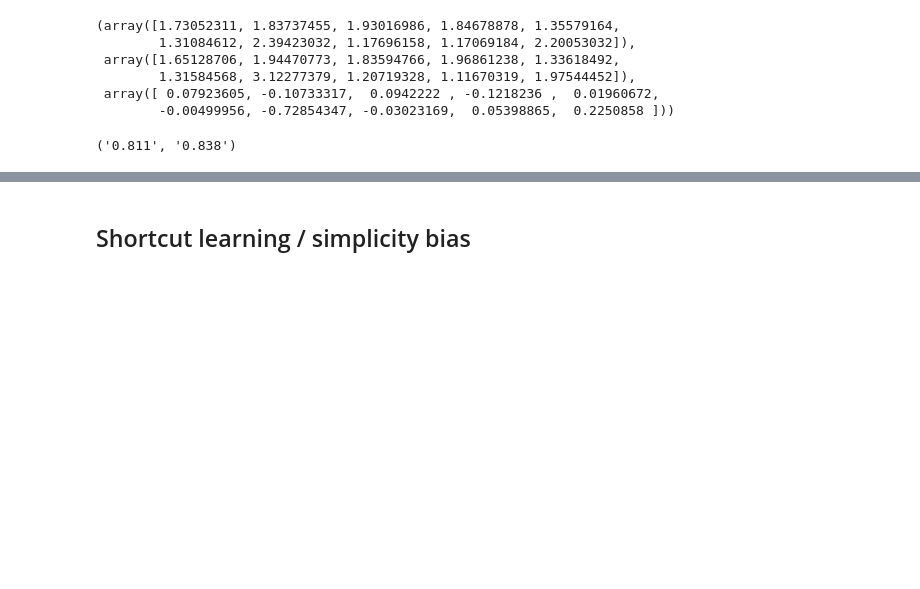
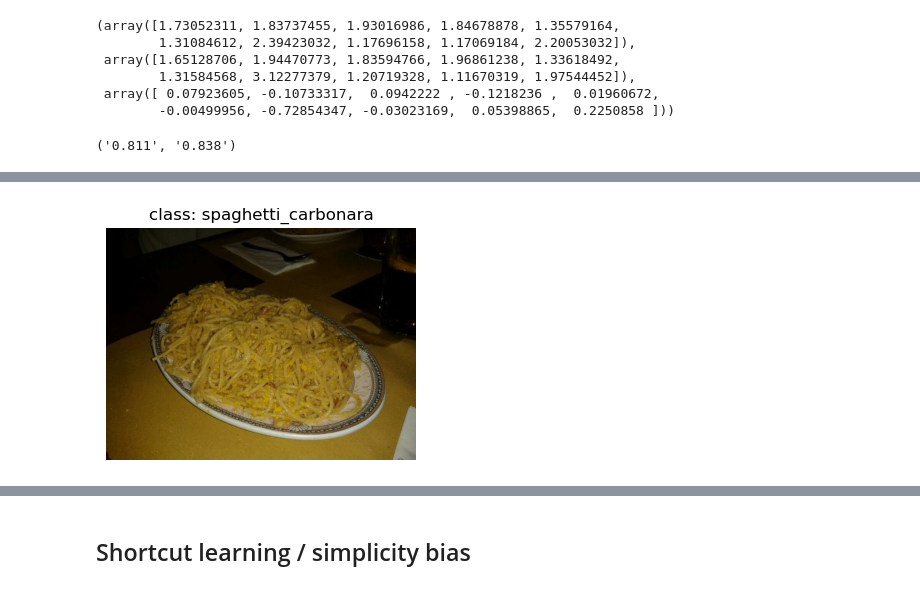
Before and after one commit to ktylus/data-attribution-using-trak, a Jupyter notebook: test.ipynb, the cells around one changed output, grey strips where cells are left out. Saved outputs shown, nothing was run; the diff lists cells and outputs as text; code cells hidden in the pictures; blank space fills up the shorter version.

```diff
--- a/test.ipynb
+++ b/test.ipynb
@@ -312,0 +372,16 @@ f"{recall_for_class(model, test_dl_no_shuffle, 1):.3f}", f"{recall_for_class(mod
+# %%
+# let's examine the image (and its class), where the alignment score is the highest
+
+top_alignment_image_id = np.argmax(group_alignment_scores)
+top_alignment_image = filtered_train_subset_no_transform[top_alignment_image_id][0]
+top_alignment_image_class = filtered_train_subset_no_transform[top_alignment_image_id][1]
+
+plt.figure(figsize=(4, 4))
+plt.imshow(top_alignment_image.permute(1, 2, 0).cpu().numpy())
+plt.title(f"class: {filtered_dataset_no_transform.classes[top_alignment_image_class]}")
+plt.axis("off")
+plt.show()
+
+# hard to say what's unusual in this image
+# %% [output]
+[figure, added]
```
Also changed, not shown: parts of 11 cells of this notebook.
